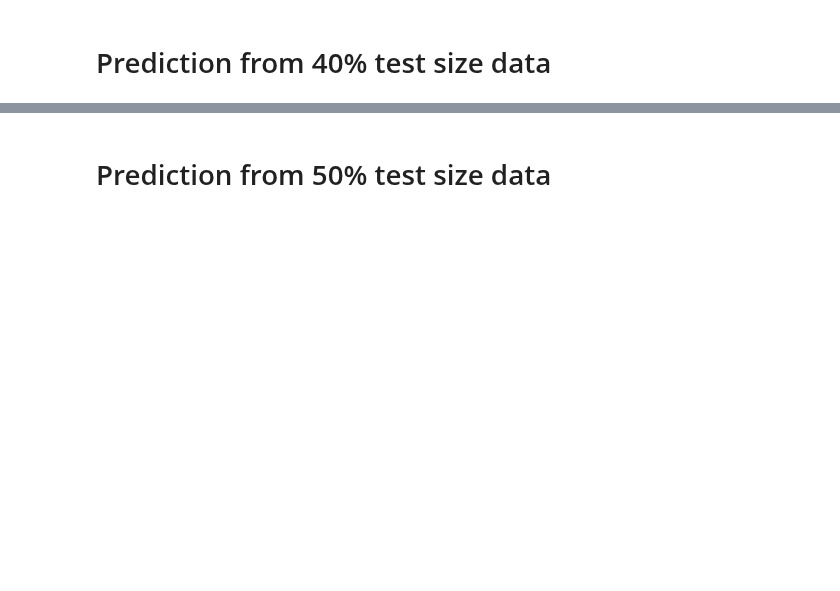
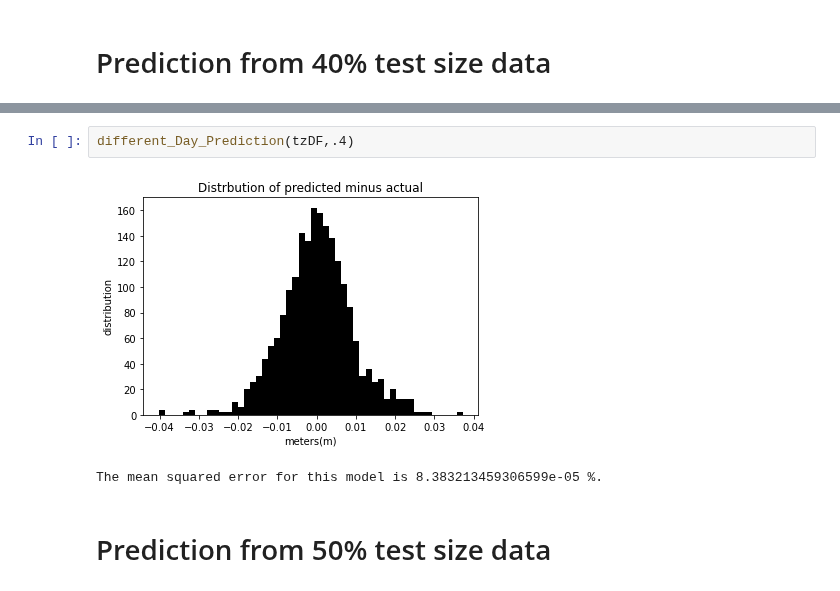
Before and after one commit to mylesm19/Volcanic_Activity_Detection, a Jupyter notebook: EC_01_Volcanic_activity_detection_and_noise_characterization_using_machine_learning.ipynb, the cells around one changed output, grey strips where cells are left out. Drawn from its saved outputs; the diff is of its cells as text; blank space fills up the shorter version.

```diff
--- a/EC_01_Volcanic_activity_detection_and_noise_characterization_using_machine_learning.ipynb
+++ b/EC_01_Volcanic_activity_detection_and_noise_characterization_using_machine_learning.ipynb
@@ -543,2 +422,7 @@ The mean squared error for this model is 8.383213459306599e-05 %.
+# %%
+different_Day_Prediction(tzDF,.4)
+# %% [output]
+[figure, added]
+The mean squared error for this model is 8.383213459306599e-05 %.
 # %% [markdown]
 # Prediction from 50% test size data
```
Also changed, not shown: parts of 18 cells of this notebook.
